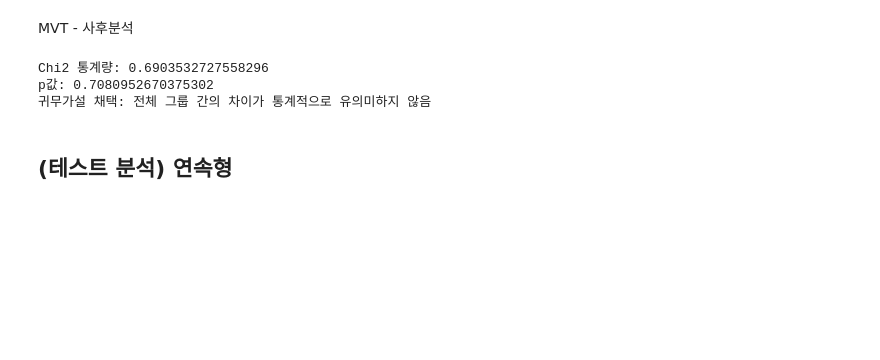
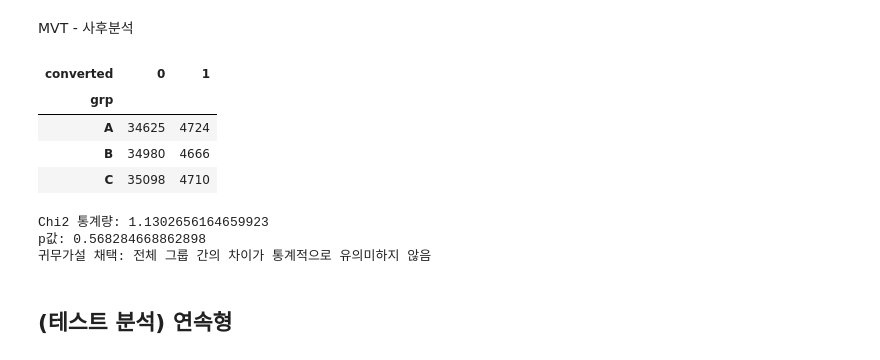
Before and after one commit to dandacompany/kmu-practical-ds-2024, a Jupyter notebook: lecture11/lecture11_MVT.ipynb, the cells around one changed output. Cells and saved outputs as stored; diff of their text form; code cells hidden in the pictures; blank space fills up the shorter version.

```diff
--- a/lecture11/lecture11_MVT.ipynb
+++ b/lecture11/lecture11_MVT.ipynb
@@ -318,9 +326,17 @@ stats_df
 # %% [markdown]
 MVT - 사후분석
+# %%
+# 카이제곱 검정 수행
+from statsmodels.sandbox.stats.multicomp import multipletests
+contingency_table = pd.crosstab(sample_df['grp'], sample_df['converted'])
+contingency_table
+# %% [output]
+| converted | 0 | 1 |
+| grp |  |  |
+| A | 34625 | 4724 |
+| B | 34980 | 4666 |
+| C | 35098 | 4710 |
 # %%
-# 카이제곱 검정 수행
-from statsmodels.sandbox.stats.multicomp import multipletests
-contingency_table = pd.crosstab(sample_df['grp'], sample_df['converted'])
 chi2, p, dof, expected = stats.chi2_contingency(contingency_table)
 rejects, _, _, _ = multipletests(stats_df['p값'], method='bonferroni', alpha=0.05)
 
@@ -332,8 +348,8 @@ if rejects.all():
 else:
     print("귀무가설 채택: 전체 그룹 간의 차이가 통계적으로 유의미하지 않음")
 # %% [output]
-Chi2 통계량: 0.6903532727558296
-p값: 0.7080952670375302
+Chi2 통계량: 1.1302656164659923
+p값: 0.568284668862898
 귀무가설 채택: 전체 그룹 간의 차이가 통계적으로 유의미하지 않음
 # %% [markdown]
 ## (테스트 분석) 연속형
```
Also changed, not shown: parts of 12 cells of this notebook, 1 other file.
